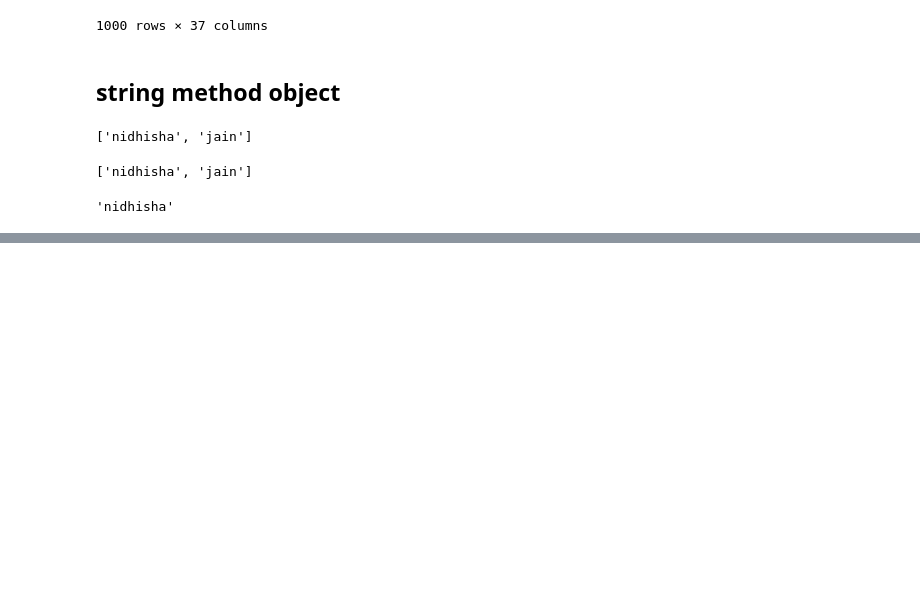
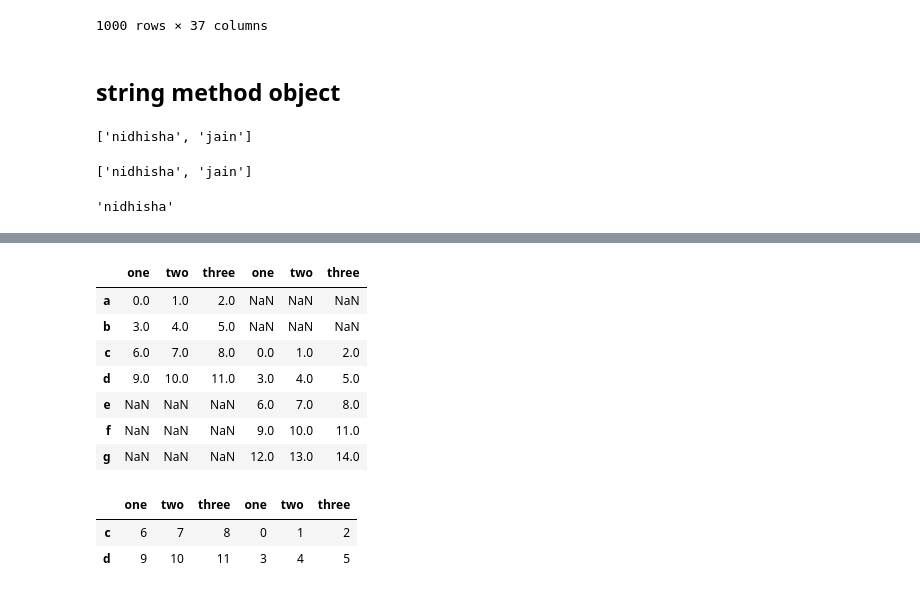
Before and after one commit to Nidhisha08/PYTHON, a Jupyter notebook: pandas.ipynb, the cells around one changed output, grey strips where cells are left out. Drawn from its saved outputs; the diff is of its cells as text; code cells hidden in the pictures; blank space fills up the shorter version.

```diff
--- a/pandas.ipynb
+++ b/pandas.ipynb
@@ -1714,0 +2060,10 @@ df_multi
+# %%
+df1=pd.DataFrame(np.arange(12).reshape(4,3),
+                index=list("abcd"),
+                columns=["one","two","three"])
+df2=pd.DataFrame(np.arange(15).reshape(5,3),
+                index=list("cdefg"),
+                columns=["one","two","three"])
+df3=pd.DataFrame(np.arange(16).reshape(4,4),
+                index=list("abeh"),
+                columns=["one","two","three","four"])
@@ -1714,0 +2108,17 @@ df_multi
+# %%
+pd.concat([df1,df2],axis=1)
+# %% [output]
+|  | one | two | three | one | two | three |
+| a | 0.0 | 1.0 | 2.0 | NaN | NaN | NaN |
+| b | 3.0 | 4.0 | 5.0 | NaN | NaN | NaN |
+| c | 6.0 | 7.0 | 8.0 | 0.0 | 1.0 | 2.0 |
+| d | 9.0 | 10.0 | 11.0 | 3.0 | 4.0 | 5.0 |
+| e | NaN | NaN | NaN | 6.0 | 7.0 | 8.0 |
+| f | NaN | NaN | NaN | 9.0 | 10.0 | 11.0 |
+| g | NaN | NaN | NaN | 12.0 | 13.0 | 14.0 |
+# %%
+pd.concat([df1,df2],axis=1,join="inner")
+# %% [output]
+|  | one | two | three | one | two | three |
+| c | 6 | 7 | 8 | 0 | 1 | 2 |
+| d | 9 | 10 | 11 | 3 | 4 | 5 |
```
Also changed, not shown: parts of 76 cells of this notebook.
